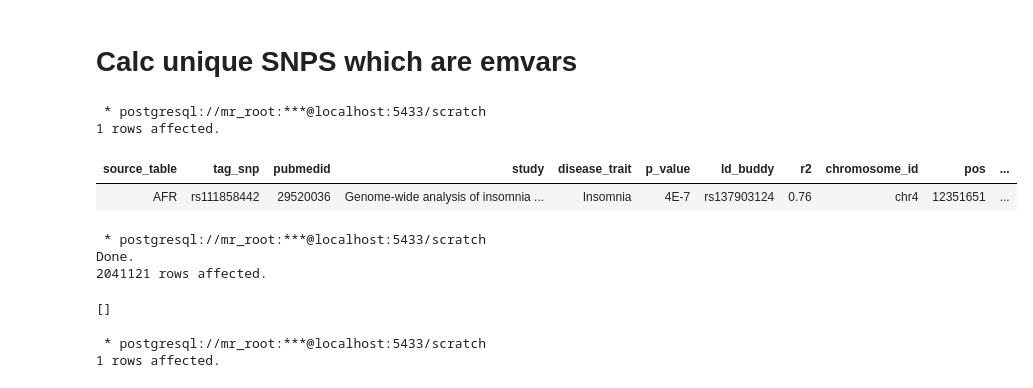
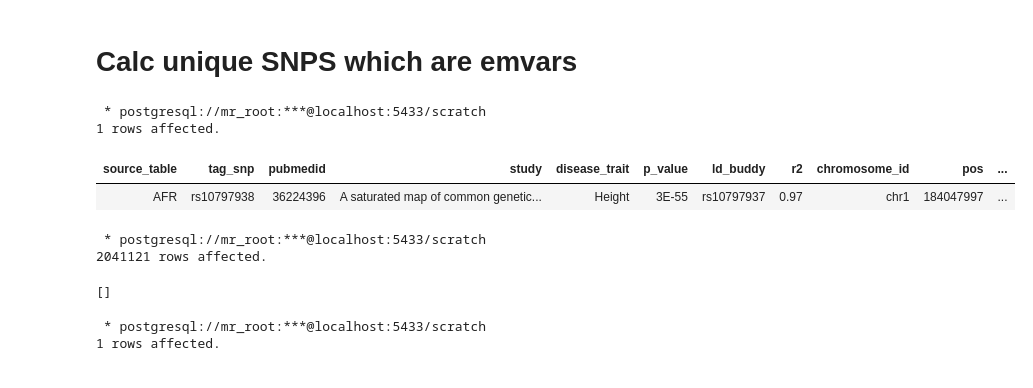
Before and after one commit to Reilly-Lab-Yale/variant_effects_mnoon, a Jupyter notebook: helper/gwas_intersection/10_compute_emvar/compute_emvar.ipynb, the cells around one changed output. Saved outputs shown, nothing was run; the diff lists cells and outputs as text; code cells hidden in the pictures.

Commit message:
+ dedup

```diff
--- a/helper/gwas_intersection/10_compute_emvar/compute_emvar.ipynb
+++ b/helper/gwas_intersection/10_compute_emvar/compute_emvar.ipynb
@@ -252,30 +366,30 @@ Done.
 # %%
 %%sql
 SELECT *
 FROM
-    stacked_table
+    stacked_table_deduplicated
 LIMIT 1;
 # %% [output]
  * postgresql://mr_root:***@localhost:5433/scratch
 1 rows affected.
 | source_table | tag_snp | pubmedid | study | disease_trait | p_value | ld_buddy | r2 | chromosome_id | pos | ... |
-| AFR | rs111858442 | 29520036 | Genome-wide analysis of insomnia ... | Insomnia | 4E-7 | rs137903124 | 0.76 | chr4 | 12351651 | ... |
+| AFR | rs10797938 | 36224396 | A saturated map of common genetic... | Height | 3E-55 | rs10797937 | 0.97 | chr1 | 184047997 | ... |
 # %%
 %%sql
 --Flatten to unique ld_buddy values.
-DROP TABLE buddy_has_any_emvar;
+--DROP TABLE buddy_has_any_emvar;
 
 CREATE TABLE buddy_has_any_emvar AS
 SELECT
     ld_buddy,
+
     SUM(any_emvar::INT)>0 AS true_any_emvar_count
 FROM
-    stacked_table
+    stacked_table_deduplicated
 GROUP BY
     ld_buddy;
 # %% [output]
  * postgresql://mr_root:***@localhost:5433/scratch
-Done.
 2041121 rows affected.
 []
 # %%
```
Also changed, not shown: parts of 24 cells of this notebook.
